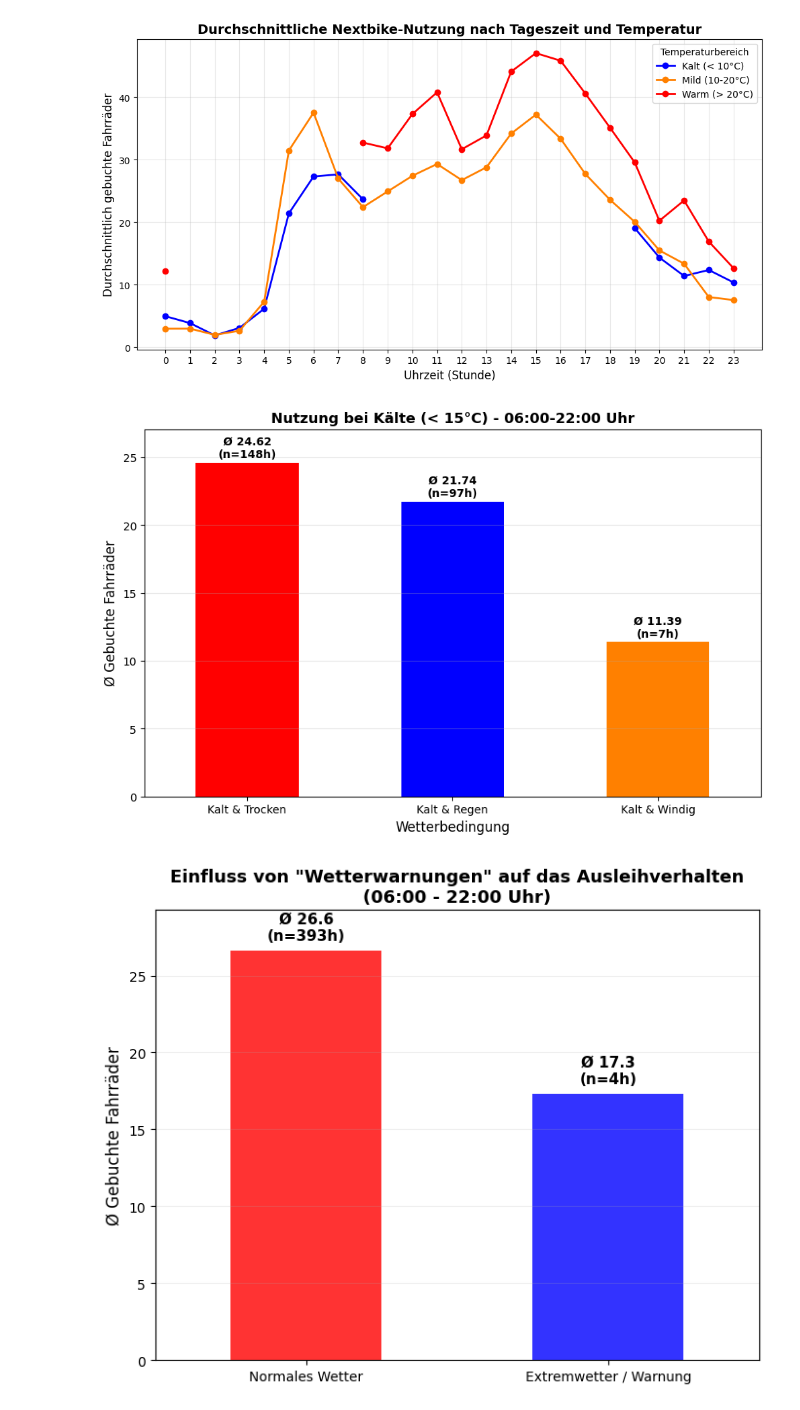
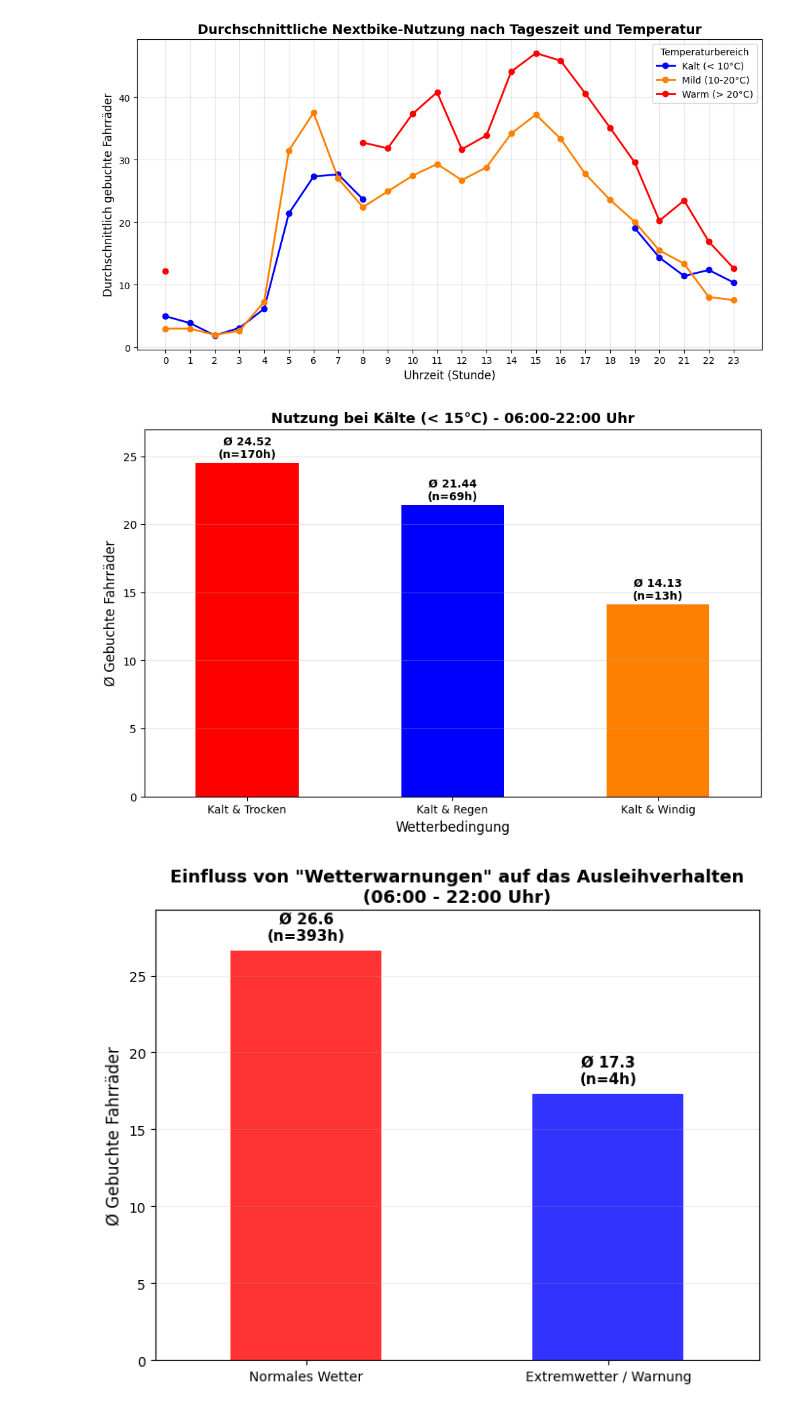
Before and after one commit to MatthiasHofhansl/Nextbike-Daten-vs.-Wetterdaten, a Jupyter notebook: code_new.ipynb, the cells around one changed output. Drawn from its saved outputs; the diff is of its cells as text; code cells hidden in the pictures.

```diff
--- a/code_new.ipynb
+++ b/code_new.ipynb
@@ -114,6 +114,7 @@ weather_df = get_weather_data(CONFIG)
 
 # 2. Vorbereitung zum Mergen (timestamps angleichen)
 bikes_df['timestamp'] = pd.to_datetime(bikes_df['date'] + ' ' + bikes_df['hour'].astype(str).str.zfill(2) + ':00:00').dt.tz_localize('UTC')
+bikes_df = bikes_df.drop(columns=['date', 'hour'], errors='ignore')
 weather_df['timestamp'] = pd.to_datetime(weather_df['timestamp'])
 
 # 3. Sortieren und Mergen
@@ -124,6 +125,10 @@ merged_df = pd.merge_asof(
     direction='nearest'
 )
 
+# 4. Zusätzliche Zeitmerkmale extrahieren
+merged_df['hour'] = merged_df['timestamp'].dt.hour
+merged_df['weekday'] = merged_df['timestamp'].dt.weekday
+
 print("Setup abgeschlossen. 'merged_df' steht für Analysen bereit.")
 # %% [output]
 Starte Setup...
@@ -141,12 +144,10 @@ def cluster_temp(t):
     if t < 10: return 'Kalt (< 10°C)'
     if t <= 20: return 'Mild (10-20°C)'
     return 'Warm (> 20°C)'
-
 merged_df['temp_cluster'] = merged_df['temperature_2m'].apply(cluster_temp)
-merged_df['hour_only'] = merged_df['timestamp'].dt.hour
 
 # 2. Gruppieren nach Stunde und Cluster
-hourly_profiles = merged_df.groupby(['hour_only', 'temp_cluster'])['booked_bikes'].mean().unstack()
+hourly_profiles = merged_df.groupby(['hour', 'temp_cluster'])['booked_bikes'].mean().unstack()
 
 # 3. Plotten
 colors_temp = {'Kalt (< 10°C)': '#0000FF', 'Mild (10-20°C)': '#FF8000', 'Warm (> 20°C)': '#FF0000'}
@@ -165,42 +166,44 @@ plt.show()
 [figure]
 # %%
 # ANALYSE 2: Einfluss von Wind und Regen bei Kälte
+
+# 1. Filter für kalte Stunden
 active_cold_hours = merged_df[
     (merged_df['temperature_2m'] < 15) &
-    (merged_df['timestamp'].dt.hour >= 6) &
-    (merged_df['timestamp'].dt.hour <= 22)
+    (merged_df['hour'] >= 6) &
+    (merged_df['hour'] <= 22)
 ].copy()
 
-# Kategorien definieren
+# 2. Kategorien definieren
 def categorize_cold_weather(row):
     if row['rain'] > 0.1: return 'Kalt & Regen'
     if row['wind_speed_10m'] > 20: return 'Kalt & Windig'
     return 'Kalt & Trocken'
 
 active_cold_hours['condition'] = active_cold_hours.apply(categorize_cold_weather, axis=1)
 
 # Statistiken berechnen: Mittelwert und Anzahl der Stunden
 stats = active_cold_hours.groupby('condition')['booked_bikes'].agg(['mean', 'count']).sort_values('mean', ascending=False)
 
-# Plotten
+# 3. Plotten
 plt.figure(figsize=(10, 6))
 ax = stats['mean'].plot(kind='bar', color=['#FF0000', '#0000FF', '#FF8000'])
 
 plt.title('Nutzung bei Kälte (< 15°C) - 06:00-22:00 Uhr', fontsize=13, fontweight='bold')
 plt.ylabel('Ø Gebuchte Fahrräder', fontsize=12)
 plt.xlabel('Wetterbedingung', fontsize=12)
 plt.xticks(rotation=0)
 
 # Beschriftung der Säulen mit Ø und Fallzahl n
 for i, (idx, row) in enumerate(stats.iterrows()):
     plt.text(i, row['mean'] + 0.2, f"Ø {row['mean']:.2f}\n(n={int(row['count'])}h)",
              ha='center', va='bottom', fontsize=10, fontweight='bold')
 
 plt.ylim(0, stats['mean'].max() * 1.1)
 plt.grid(axis='y', alpha=0.3)
 plt.show()
 # %% [output]
-[figure, old version]
+[figure, new version]
 # %%
 # ANALYSE 3: Einfluss von extremen Wetterereignissen
 
```
Also changed, not shown: parts of 4 cells of this notebook.
